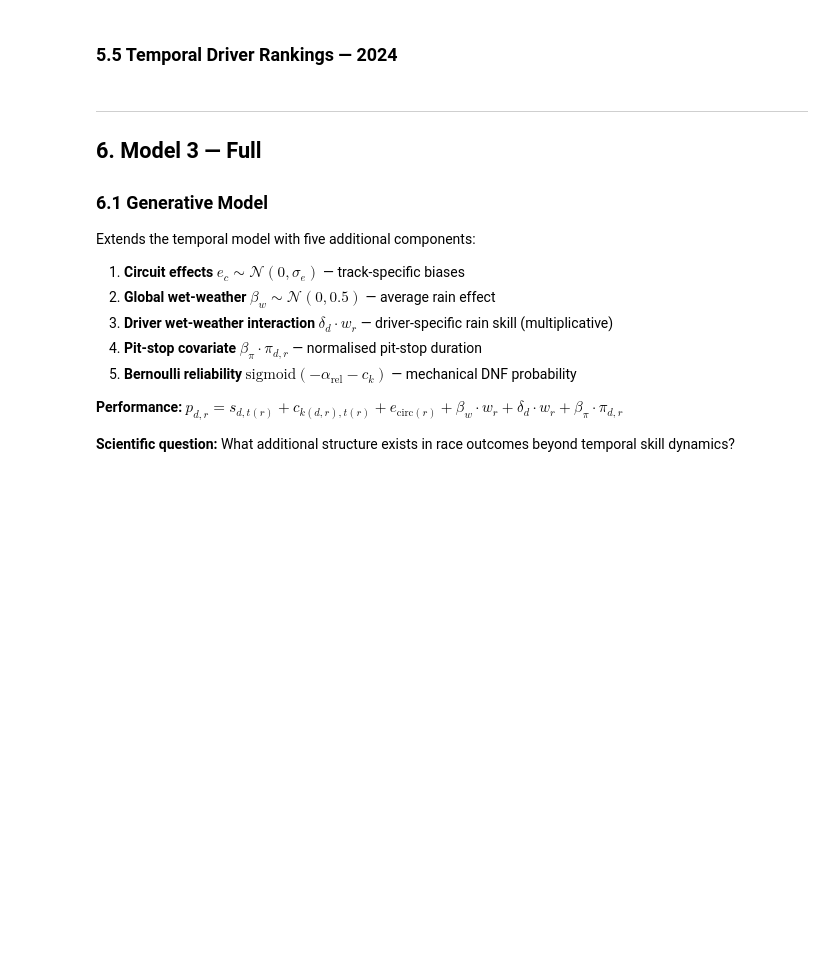
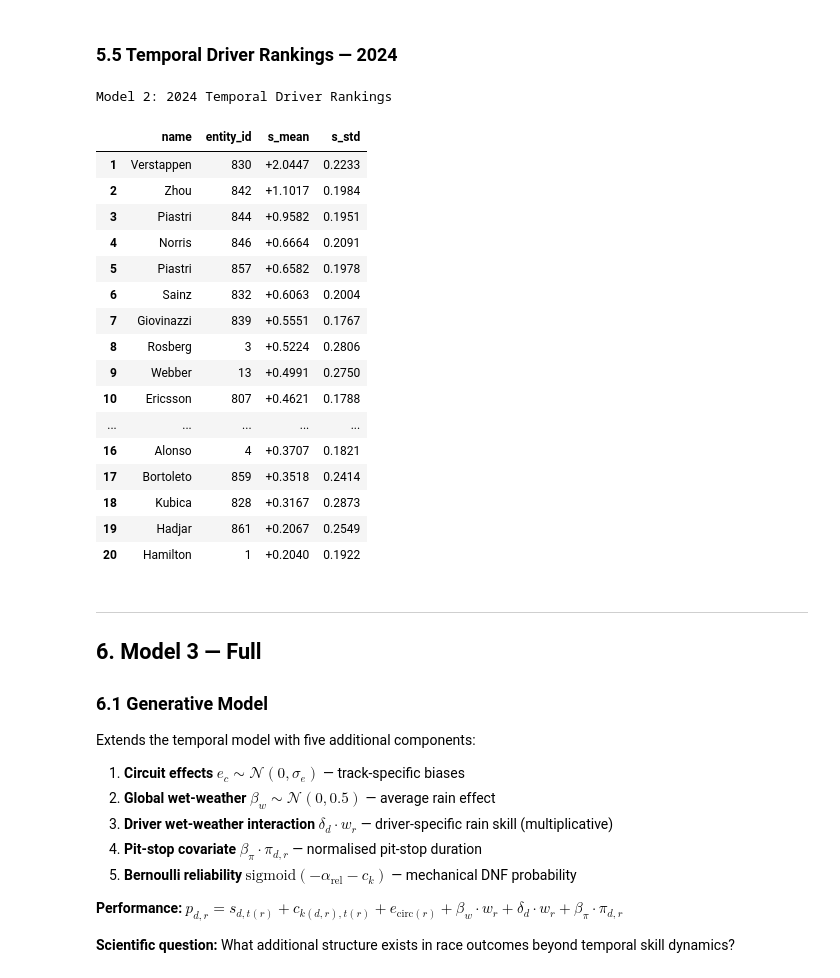
Before and after one commit to christianrand18/MBML-TrueSkill-Formula-1, a Jupyter notebook: F1_PGM_Report.ipynb, the cells around one changed output. Cells and saved outputs as stored; diff of their text form; code cells hidden in the pictures; blank space fills up the shorter version.

```diff
--- a/F1_PGM_Report.ipynb
+++ b/F1_PGM_Report.ipynb
@@ -317,12 +420,31 @@ for s in seasons_to_show:
 # %%
 m2_2024 = df_ext[(df_ext.entity_type == 'driver') & (df_ext.season == 13)]
 m2_2024 = m2_2024.sort_values('mu', ascending=False).reset_index(drop=True)
 m2_2024.index = m2_2024.index + 1
 m2_2024['name'] = m2_2024['entity_id'].apply(lambda x: DRIVER_NAMES.get(x, f'#{x}'))
 display(m2_2024[['name', 'entity_id', 'mu', 'sigma']].head(20)
         .rename(columns={'mu': 's_mean', 'sigma': 's_std'})
         .style.set_caption('Model 2: 2024 Temporal Driver Rankings')
-        .format({'s_mean': '{:+.4f}', 's_std': '{:.4f}'))
+        .format({'s_mean': '{:+.4f}', 's_std': '{:.4f}'}))
+# %% [output]
+Model 2: 2024 Temporal Driver Rankings
+|  | name | entity_id | s_mean | s_std |
+| 1 | Verstappen | 830 | +2.0447 | 0.2233 |
+| 2 | Zhou | 842 | +1.1017 | 0.1984 |
+| 3 | Piastri | 844 | +0.9582 | 0.1951 |
+| 4 | Norris | 846 | +0.6664 | 0.2091 |
+| 5 | Piastri | 857 | +0.6582 | 0.1978 |
+| 6 | Sainz | 832 | +0.6063 | 0.2004 |
+| 7 | Giovinazzi | 839 | +0.5551 | 0.1767 |
+| 8 | Rosberg | 3 | +0.5224 | 0.2806 |
+| 9 | Webber | 13 | +0.4991 | 0.2750 |
+| 10 | Ericsson | 807 | +0.4621 | 0.1788 |
+| ... | ... | ... | ... | ... |
+| 16 | Alonso | 4 | +0.3707 | 0.1821 |
+| 17 | Bortoleto | 859 | +0.3518 | 0.2414 |
+| 18 | Kubica | 828 | +0.3167 | 0.2873 |
+| 19 | Hadjar | 861 | +0.2067 | 0.2549 |
+| 20 | Hamilton | 1 | +0.2040 | 0.1922 |
 # %% [markdown]
 ---
 
```
Also changed, not shown: parts of 29 cells of this notebook, 6 other files.
